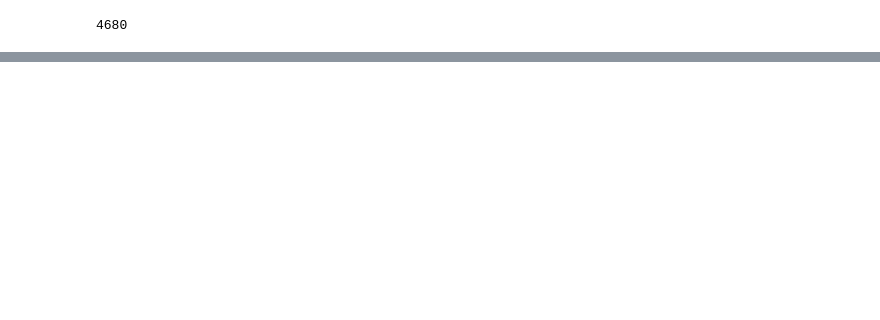
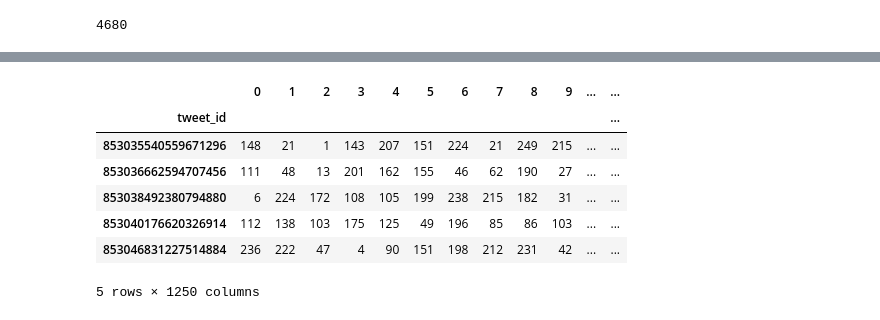
Before and after one commit to dimazest/2018-lv2, a Jupyter notebook: supplement/RI Dask.ipynb, the cells around one changed output, grey strips where cells are left out. Saved outputs shown, nothing was run; the diff lists cells and outputs as text; code cells hidden in the pictures; blank space fills up the shorter version.

Commit message:
Dask and cython

```diff
--- a/supplement/RI Dask.ipynb
+++ b/supplement/RI Dask.ipynb
@@ -26,7 +29,11 @@ from dask.diagnostics import ProgressBar, Profiler, ResourceProfiler, CacheProfi
 import random_indexing as ri
 # %%
 load_tweets = (
-    db.read_text('rehydrated_tweets_dump.jsonl', blocksize=200*(1024**1))
+    db.read_text(
+        #'rehydrated_tweets_dump.jsonl',
+        'dump10K.jsonl',
+        blocksize=200*(1024**1)
+    )
     .map(json.loads)
 )
 # %%
@@ -109,0 +97,26 @@ Wall time: 1min 18s
+# %%
+%%time
+
+with Pool(initializer=pool_init, initargs=[features]) as pool:
+    with dask.set_options(
+        pool=pool,
+        get=dask.multiprocessing.get,
+    ), ProgressBar():
+        with Profiler() as prof, ResourceProfiler(dt=0.25) as rprof, CacheProfiler() as cprof:
+
+            pool_init(features)
+
+            vectors = (
+                load_tweets
+                .map_partitions(vectorize)
+            )
+
+            tweet_ids = load_tweets.pluck('tweet_id').to_dataframe(meta=[('tweet_id', 'uint64')])['tweet_id']
+
+            result = (
+                vectors.to_dataframe(meta=[(i, 'uint8')for i in range(1250)])
+                .set_index(tweet_ids, sorted=True)
+                .repartition(npartitions=100)
+            )
+
+            result.to_hdf('tweet_vectors.hdf', key='data/v*', mode='w')
@@ -110 +128,12 @@ Wall time: 1min 18s
+# %%
+result.head()
+# %% [output]
+|  | 0 | 1 | 2 | 3 | 4 | 5 | 6 | 7 | 8 | 9 | ... | ... |
+| tweet_id |  |  |  |  |  |  |  |  |  |  |  | ... |
+| 853035540559671296 | 148 | 21 | 1 | 143 | 207 | 151 | 224 | 21 | 249 | 215 | ... | ... |
+| 853036662594707456 | 111 | 48 | 13 | 201 | 162 | 155 | 46 | 62 | 190 | 27 | ... | ... |
+| 853038492380794880 | 6 | 224 | 172 | 108 | 105 | 199 | 238 | 215 | 182 | 31 | ... | ... |
+| 853040176620326914 | 112 | 138 | 103 | 175 | 125 | 49 | 196 | 85 | 86 | 103 | ... | ... |
+| 853046831227514884 | 236 | 222 | 47 | 4 | 90 | 151 | 198 | 212 | 231 | 42 | ... | ... |
+5 rows × 1250 columns
 # %%
```
Also changed, not shown: parts of 12 cells of this notebook, 1 other file.
